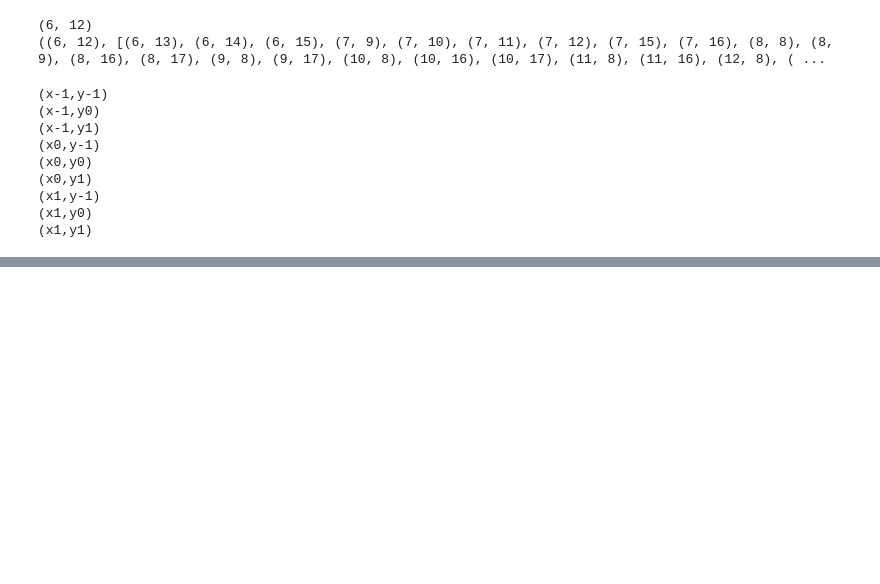
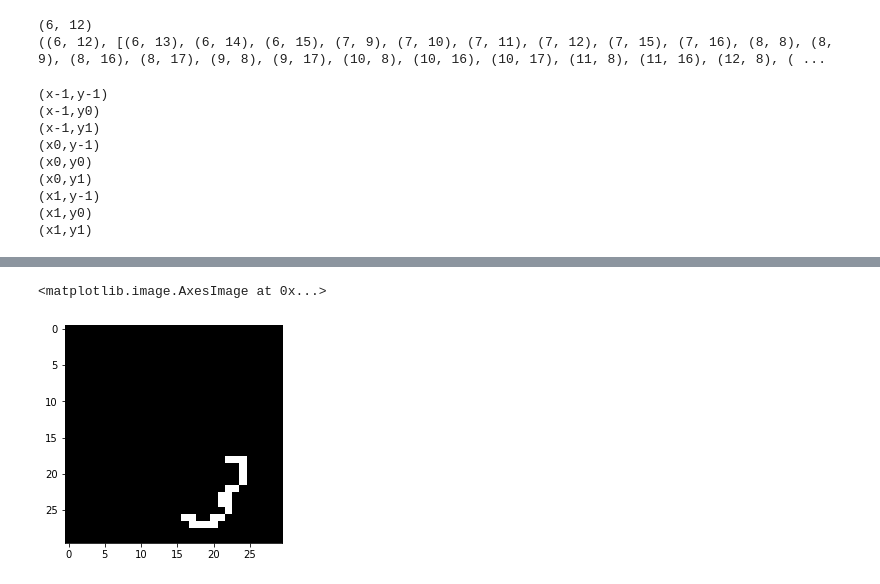
Before and after one commit to usamaimdadsian/pidrawing, a Jupyter notebook: newAlgo.ipynb, the cells around one changed output, grey strips where cells are left out. Drawn from its saved outputs; the diff is of its cells as text; code cells hidden in the pictures; blank space fills up the shorter version.

```diff
--- a/newAlgo.ipynb
+++ b/newAlgo.ipynb
@@ -143,0 +175,36 @@ for i in range(-1,2):
+# %%
+f_points = []
+for j in range(1,np.unique(labels).max()+1):
+    label = np.zeros_like(labels)
+    label[labels == j] = 1
+
+
+    indexes = np.where(label == 1)
+    indexes = list(zip(indexes[0],indexes[1]))
+
+    table_sorted = {}
+    for st_point in indexes:
+        point_arr = []
+        point_val = []
+        for point in indexes:
+            point_arr.append(point)
+            dis = findDistance(st_point,point)
+            point_val.append(dis)
+
+        points = [x for _, x in sorted(zip(point_val, point_arr))]
+        table_sorted[points[0]] = points
+
+    points = [indexes[0]]
+    while len(points) < len(indexes):
+        temp = points[-1]
+        temp_arr = table_sorted[temp]
+        for t_ele in temp_arr:
+            if not t_ele in points:
+                points.append(t_ele)
+                break
+
+    f_points.append(points)
+plt.imshow(label,'gray')
+# %% [output]
+<matplotlib.image.AxesImage at 0x...>
+[figure, added]
```
Also changed, not shown: parts of 8 cells of this notebook, 3 other files.
